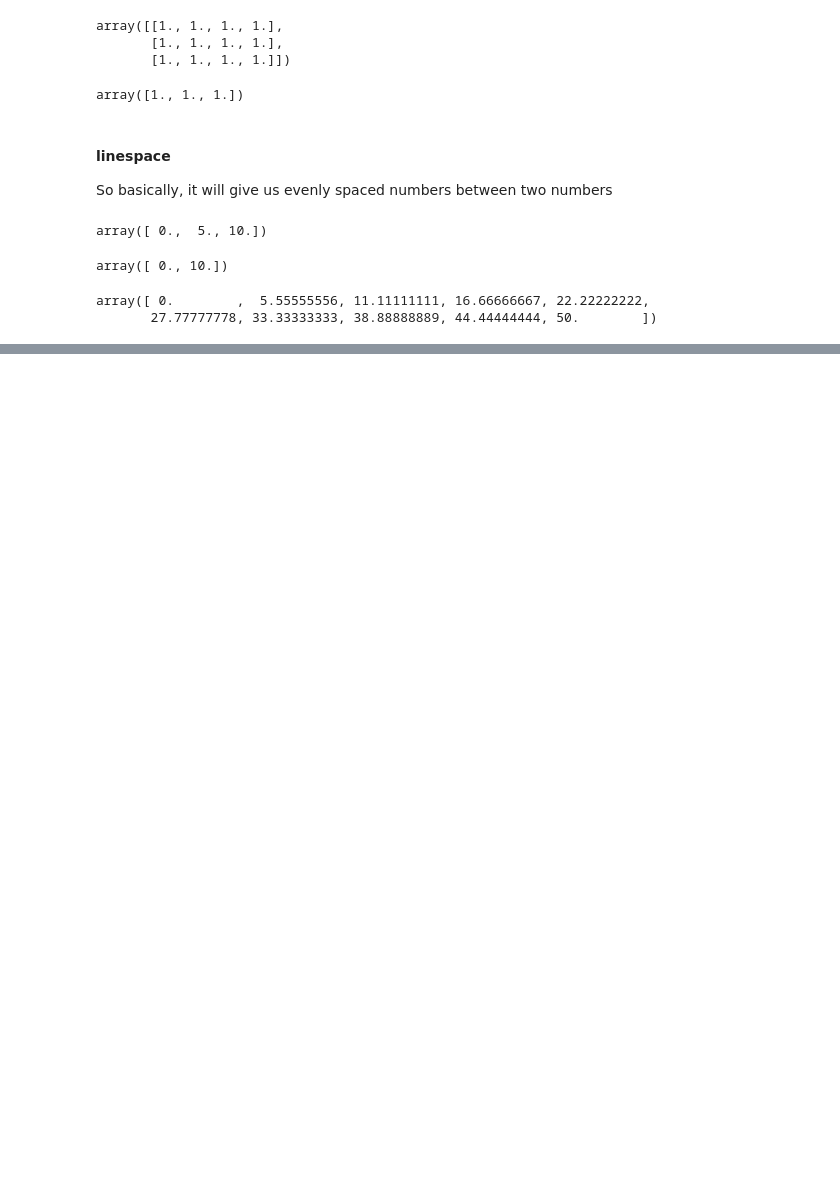
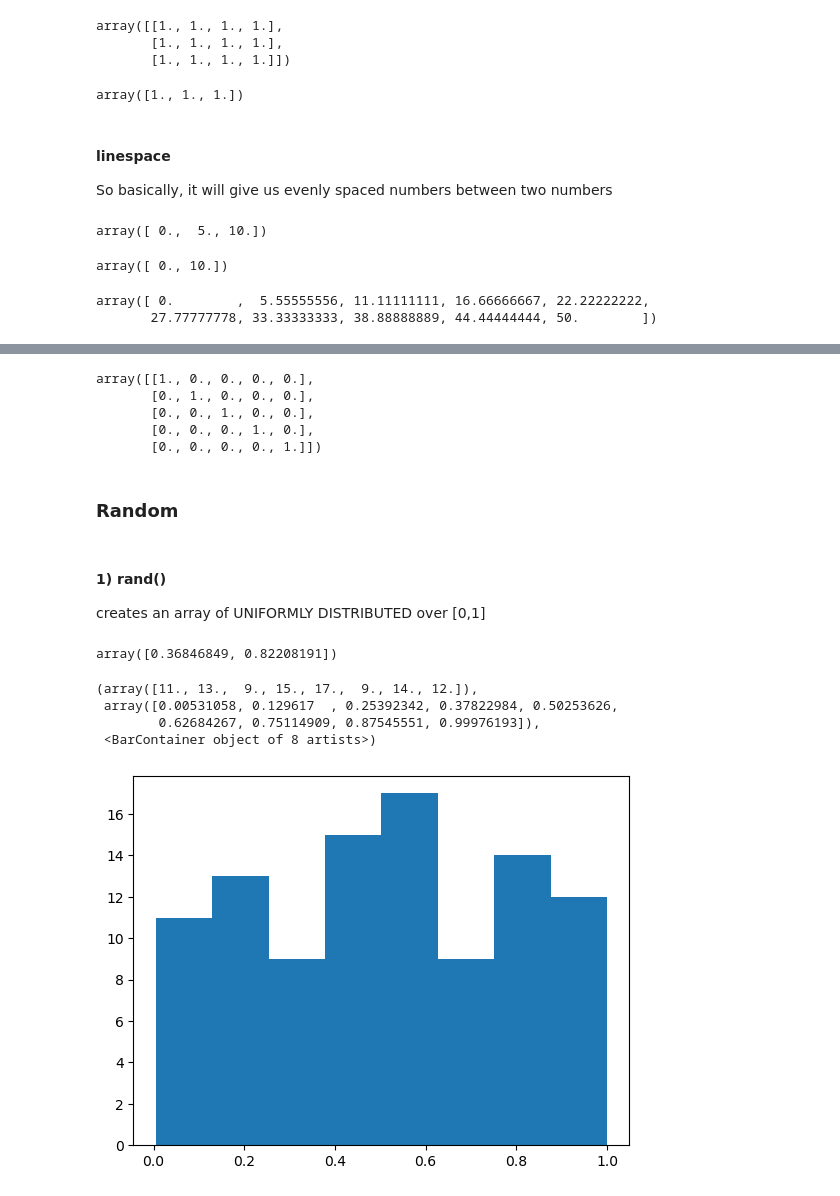
Before and after one commit to SiddheshDaphane/Data-Analysis-in-Python, a Jupyter notebook: 01_Numpy_Arrays.ipynb, the cells around one changed output, grey strips where cells are left out. Saved outputs shown, nothing was run; the diff lists cells and outputs as text; code cells hidden in the pictures; blank space fills up the shorter version.

Commit message:
Numpy Arrays

```diff
--- a/01_Numpy_Arrays.ipynb
+++ b/01_Numpy_Arrays.ipynb
@@ -99,0 +108,31 @@ array([ 0.        ,  5.55555556, 11.11111111, 16.66666667, 22.22222222,
+# %%
+np.eye(5)
+# %% [output]
+array([[1., 0., 0., 0., 0.],
+       [0., 1., 0., 0., 0.],
+       [0., 0., 1., 0., 0.],
+       [0., 0., 0., 1., 0.],
+       [0., 0., 0., 0., 1.]])
+# %% [markdown]
+### Random
+# %% [markdown]
+#### 1) rand()
+creates an array of UNIFORMLY DISTRIBUTED over [0,1]
+# %%
+np.random.rand(2)
+# %% [output]
+array([0.36846849, 0.82208191])
+# %%
+uni = np.random.rand(100)
+# %%
+import matplotlib.pyplot as plt
+a = np.histogram(uni, bins=10)
+plt.hist(uni, bins='auto')
+
+# you can see that the distribution is uniform.
+# %% [output]
+(array([11., 13.,  9., 15., 17.,  9., 14., 12.]),
+ array([0.00531058, 0.129617  , 0.25392342, 0.37822984, 0.50253626,
+        0.62684267, 0.75114909, 0.87545551, 0.99976193]),
+ <BarContainer object of 8 artists>)
+[figure, added]
```
Also changed, not shown: parts of 11 cells of this notebook.
